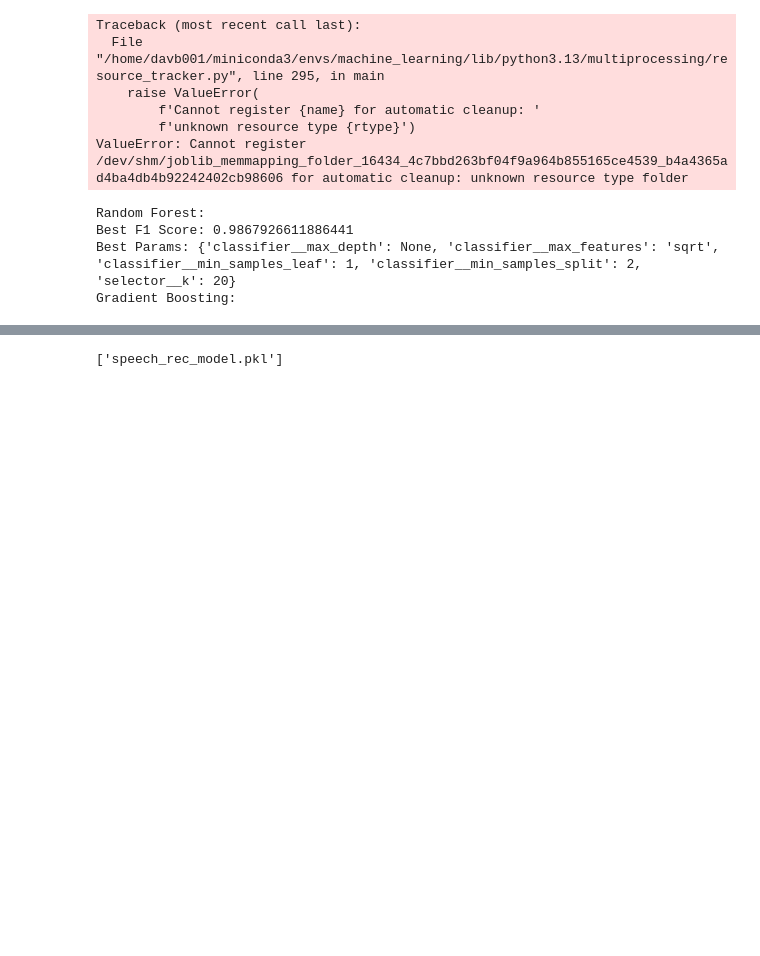
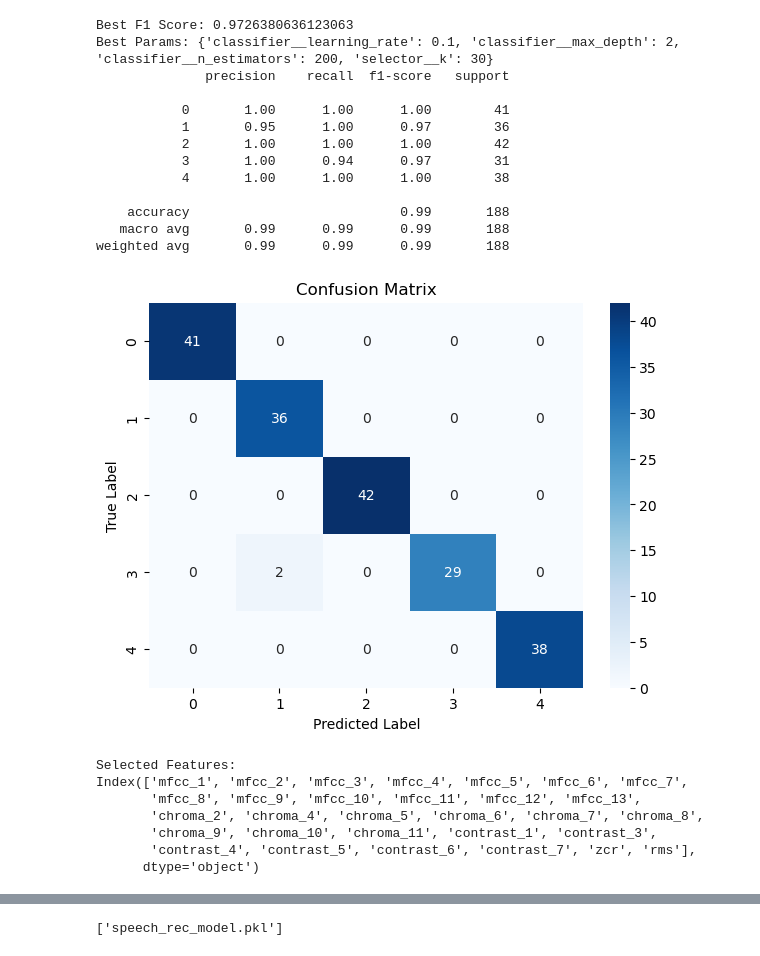
Before and after one commit to DrakeBrewer/speechRecognitionML, a Jupyter notebook: notebooks/speech_rec.ipynb, the cells around one changed output, grey strips where cells are left out. Drawn from its saved outputs; the diff is of its cells as text; code cells hidden in the pictures; blank space fills up the shorter version.

```diff
--- a/notebooks/speech_rec.ipynb
+++ b/notebooks/speech_rec.ipynb
@@ -78,17 +95,17 @@ gb_grid = {
     "classifier__max_depth": [2, 3]
 }
 
-dt_search = GridSearchCV(dt_pipe, dt_grid, scoring="f1_macro", cv=5, n_jobs=-1)
-dt_search.fit(x_train, y_train)
-print("Decision Tree:")
-print(f"Best F1 Score: {dt_search.best_score_}")
-print(f"Best Params: {dt_search.best_params_}")
+# dt_search = GridSearchCV(dt_pipe, dt_grid, scoring="f1_macro", cv=5, n_jobs=-1)
+# dt_search.fit(x_train, y_train)
+# print("Decision Tree:")
+# print(f"Best F1 Score: {dt_search.best_score_}")
+# print(f"Best Params: {dt_search.best_params_}")
 
-rf_search = GridSearchCV(rf_pipe, rf_grid, scoring="f1_macro", cv=5, n_jobs=-1)
-rf_search.fit(x_train, y_train)
-print("Random Forest:")
-print(f"Best F1 Score: {rf_search.best_score_}")
-print(f"Best Params: {rf_search.best_params_}")
+# rf_search = GridSearchCV(rf_pipe, rf_grid, scoring="f1_macro", cv=5, n_jobs=-1)
+# rf_search.fit(x_train, y_train)
+# print("Random Forest:")
+# print(f"Best F1 Score: {rf_search.best_score_}")
+# print(f"Best Params: {rf_search.best_params_}")
 
 print("Gradient Boosting:")
 gb_search = GridSearchCV(gb_pipe, gb_grid, scoring="f1_macro", cv=3, n_jobs=-1)
@@ -109,4 +126,27 @@ plt.title("Confusion Matrix")
 plt.xlabel("Predicted Label")
 plt.ylabel("True Label")
 plt.show()
+
+# selected features:
+select_k_best = gb_search.best_estimator_.named_steps['selector']
+
+# Get the selected features (indices)
+selected_indices = select_k_best.get_support(indices=True)
+
+# Map the indices back to the feature names (from X_train)
+selected_features = x_train.columns[selected_indices]
+
+print("Selected Features:")
+print(selected_features)
+
+selected_features_data = x_train[selected_features]
+
+# Calculate the correlation matrix for selected features
+correlation_matrix = selected_features_data.corr()
+
+# Plot the correlation matrix
+plt.figure(figsize=(20, 15))
+sns.heatmap(correlation_matrix, annot=True, cmap='coolwarm', fmt='.2f', vmin=-1, vmax=1)
+plt.title("Correlation Heatmap of Selected Features")
+plt.show()
 # %% [output]
@@ -133,10 +172,21 @@ Best Params: {'classifier__max_depth': None, 'classifier__min_samples_leaf': 1,
-Traceback (most recent call last):
-  File "/home/davb001/miniconda3/envs/machine_learning/lib/python3.13/multiprocessing/resource_tracker.py", line 295, in main
-    raise ValueError(
-        f'Cannot register {name} for automatic cleanup: '
-        f'unknown resource type {rtype}')
-ValueError: Cannot register /dev/shm/joblib_memmapping_folder_16434_4c7bbd263bf04f9a964b855165ce4539_b4a4365ad4ba4db4b92242402cb98606 for automatic cleanup: unknown resource type folder
+Best F1 Score: 0.9726380636123063
+Best Params: {'classifier__learning_rate': 0.1, 'classifier__max_depth': 2, 'classifier__n_estimators': 200, 'selector__k': 30}
+              precision    recall  f1-score   support
+
+           0       1.00      1.00      1.00        41
+           1       0.95      1.00      0.97        36
+           2       1.00      1.00      1.00        42
+           3       1.00      0.94      0.97        31
+           4       1.00      1.00      1.00        38
+
+    accuracy                           0.99       188
+   macro avg       0.99      0.99      0.99       188
+weighted avg       0.99      0.99      0.99       188
+[figure, added]
-Random Forest:
-Best F1 Score: 0.9867926611886441
-Best Params: {'classifier__max_depth': None, 'classifier__max_features': 'sqrt', 'classifier__min_samples_leaf': 1, 'classifier__min_samples_split': 2, 'selector__k': 20}
-Gradient Boosting:
+Selected Features:
+Index(['mfcc_1', 'mfcc_2', 'mfcc_3', 'mfcc_4', 'mfcc_5', 'mfcc_6', 'mfcc_7',
+       'mfcc_8', 'mfcc_9', 'mfcc_10', 'mfcc_11', 'mfcc_12', 'mfcc_13',
+       'chroma_2', 'chroma_4', 'chroma_5', 'chroma_6', 'chroma_7', 'chroma_8',
+       'chroma_9', 'chroma_10', 'chroma_11', 'contrast_1', 'contrast_3',
+       'contrast_4', 'contrast_5', 'contrast_6', 'contrast_7', 'zcr', 'rms'],
+      dtype='object')
```
Also changed, not shown: parts of 2 cells of this notebook.
